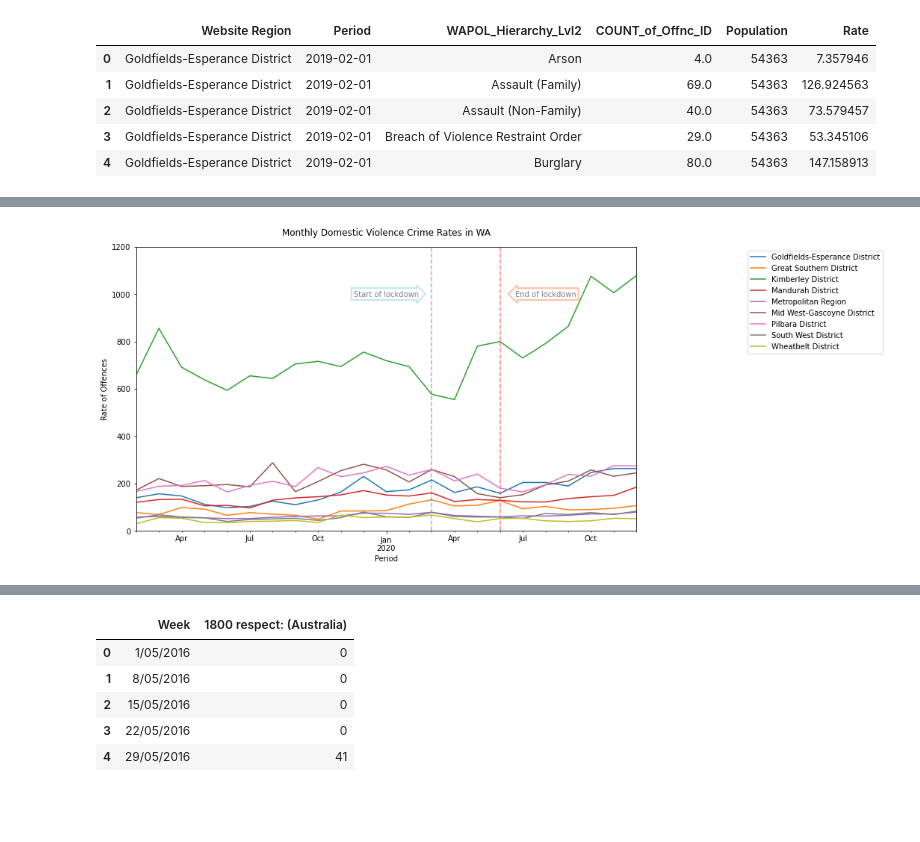
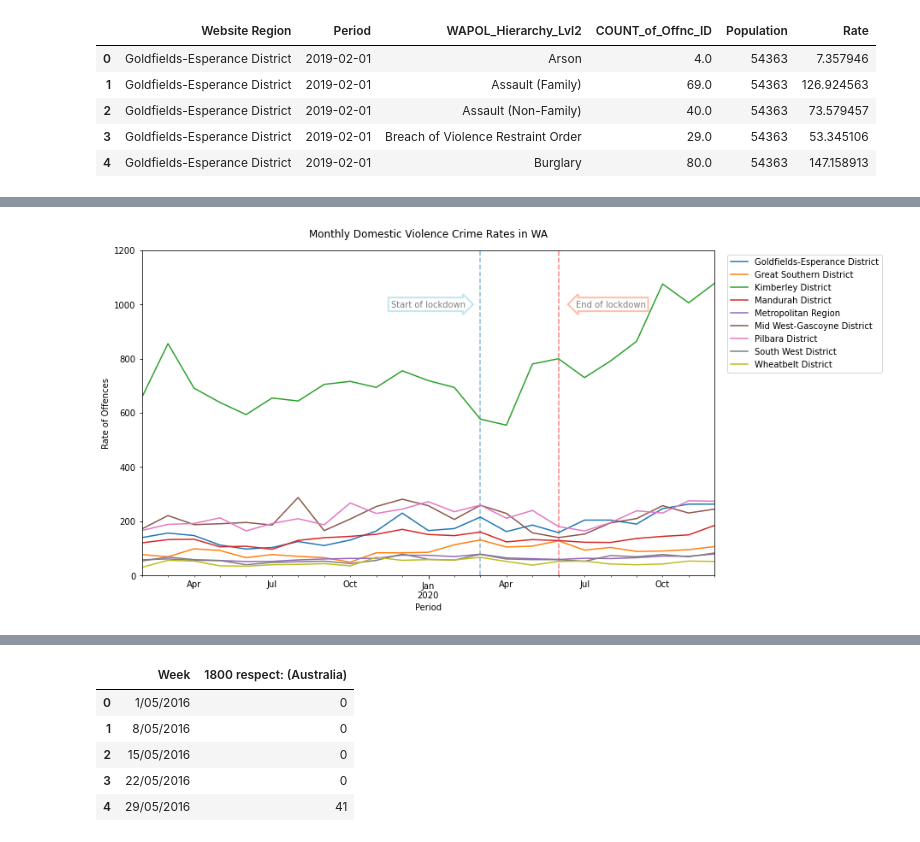
Before and after one commit to FernB/WACrimeRatesCovid19, a Jupyter notebook: WA Crime Rates.ipynb, the cells around one changed output, grey strips where cells are left out. Drawn from its saved outputs; the diff is of its cells as text; code cells hidden in the pictures; blank space fills up the shorter version.

```diff
--- a/WA Crime Rates.ipynb
+++ b/WA Crime Rates.ipynb
@@ -68,10 +69,10 @@ array(['Homicide', 'Recent Sexual Offences', 'Historical Sexual Offences',
 WAstats2019 = WAstats[WAstats["Period"]>dt.datetime(year=2019, month = 1, day = 1)]
 #population df manually created from website query data
 population = {'Website Region' : ['Goldfields-Esperance District', 'Great Southern District',
-        'Kimberley District', 'Mandurah District',
+        'Kimberley District',
        'Metropolitan Region', 'Mid West-Gascoyne District',
        'Pilbara District', 'South West District', 'Wheatbelt District'],
-    'Population': [54363, 60993,35901, 142960,1900000, 62932,62093, 179791, 73437]}
+    'Population': [54363, 60993,35901,1900000, 62932,62093, 179791, 73437]}
 pop_df = pd.DataFrame(population)
 # %%
 #grouped into region, time period and Lvl 2 crime
@@ -189,20 +175,21 @@ Regionsdvout.to_csv("Regionsdvout.csv", encoding = "utf-8", index=False)
 DVpivot = Domesticviolence.drop(columns=["WAPOL_Hierarchy_Lvl2"]).pivot(index='Period', columns='Website Region', values='Rate')
 # %%
+#plot dv chart
 DVpivot.plot(figsize=(12,7))
-plt.legend(bbox_to_anchor = (1.5, 1.0))
+plt.legend(bbox_to_anchor = (1.3, 1.0))
 plt.text(
     "2020-01", 1000, "Start of lockdown", alpha =0.5,ha="center", va="center", rotation=0, size=10,
     bbox=dict(boxstyle="rarrow,pad=0.3", fc="white", ec="skyblue", alpha=0.5, lw=2))
 plt.text(
     "2020-08", 1000, "End of lockdown", alpha =0.5,ha="center", va="center", rotation=0, size=10,
     bbox=dict(boxstyle="larrow,pad=0.3", fc="white", ec="coral", alpha=0.5, lw=2))
 plt.vlines("2020-03",ymin = 0, ymax = 1200,linestyles='dashed', alpha=0.5)
 plt.vlines("2020-06",ymin = 0, ymax = 1200, colors ="red",linestyles='dashed', alpha=0.5)
 plt.ylim(0,1200)
 plt.title("Monthly Domestic Violence Crime Rates in WA", pad=15)
 plt.ylabel("Rate of Offences")
 plt.savefig("dvratesregions.png",bbox_inches='tight')
 plt.show()
 # %% [output]
-[figure, old version]
+[figure, new version]
 # %%
```
Also changed, not shown: parts of 32 cells of this notebook, 5 other files.
